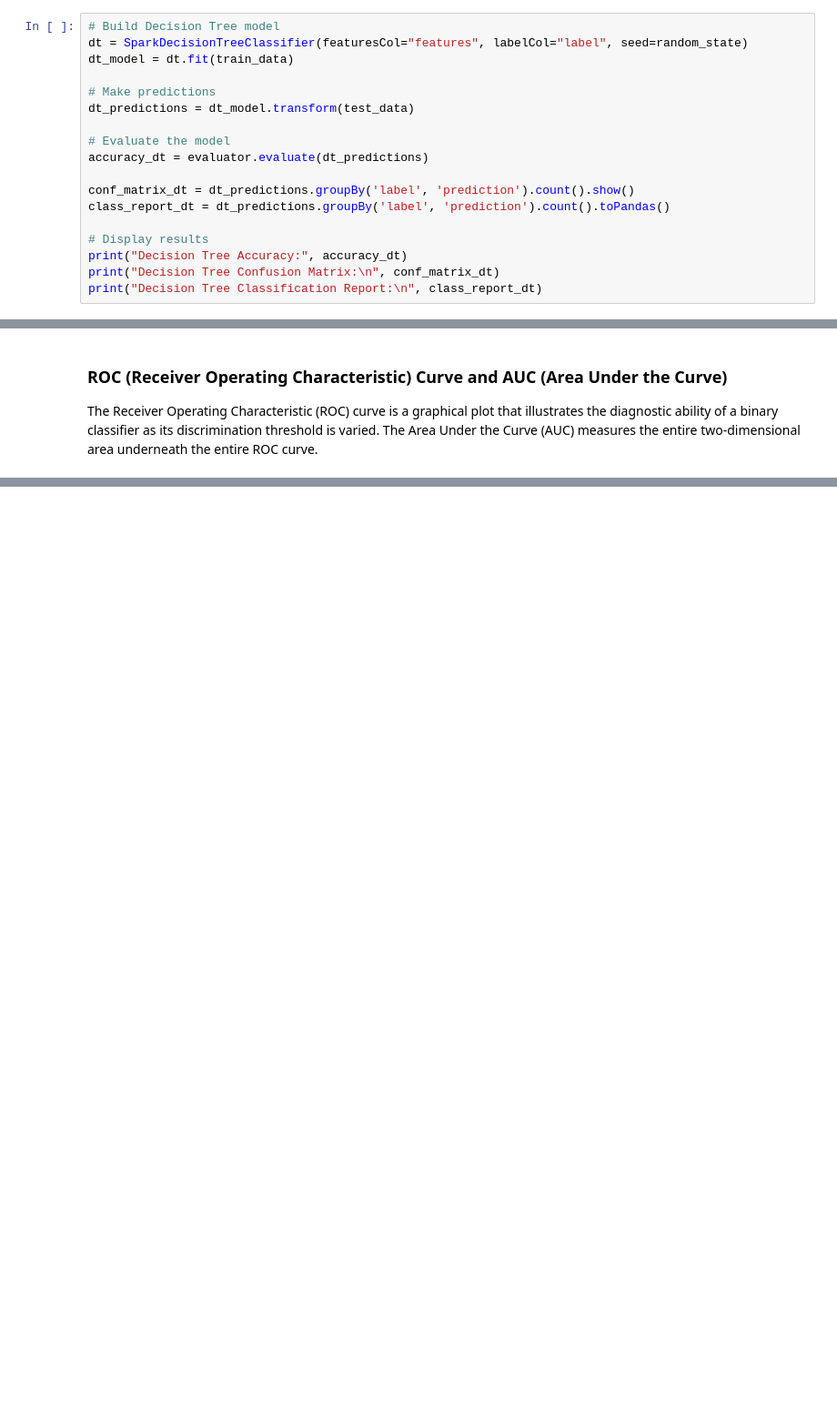
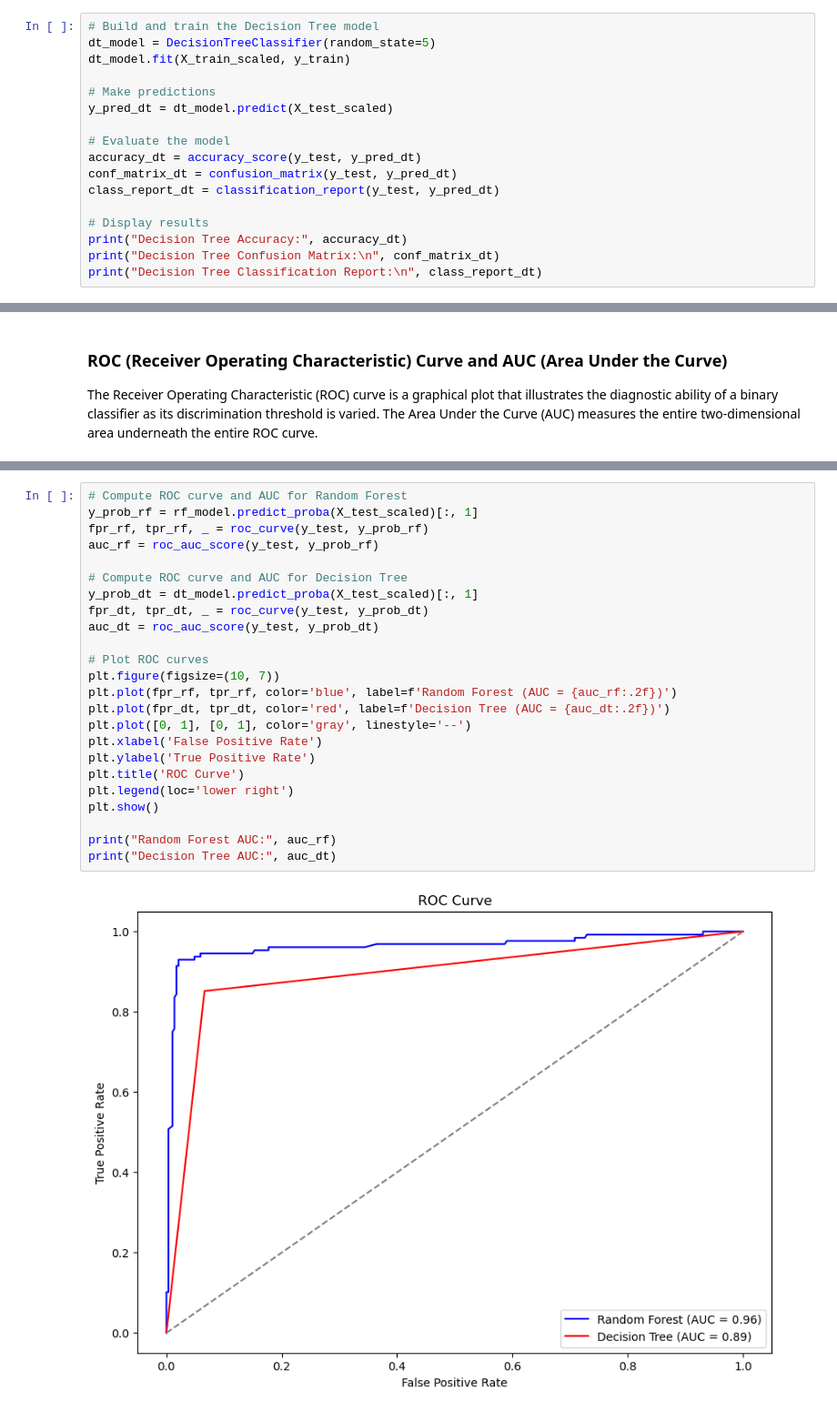
Before and after one commit to tarsian/Project-4-Alzheimers, a Jupyter notebook: Alzheimer's Disease.ipynb, the cells around one changed output, grey strips where cells are left out. Shown at 91% size. Drawn from its saved outputs; the diff is of its cells as text; blank space fills up the shorter version.

```diff
--- a/Alzheimer's Disease.ipynb
+++ b/Alzheimer's Disease.ipynb
@@ -119,16 +153,15 @@ Random Forest Classification Report:
 # %%
-# Build Decision Tree model
-dt = SparkDecisionTreeClassifier(featuresCol="features", labelCol="label", seed=random_state)
-dt_model = dt.fit(train_data)
+# Build and train the Decision Tree model
+dt_model = DecisionTreeClassifier(random_state=5)
+dt_model.fit(X_train_scaled, y_train)
 
 # Make predictions
-dt_predictions = dt_model.transform(test_data)
+y_pred_dt = dt_model.predict(X_test_scaled)
 
 # Evaluate the model
-accuracy_dt = evaluator.evaluate(dt_predictions)
-
-conf_matrix_dt = dt_predictions.groupBy('label', 'prediction').count().show()
-class_report_dt = dt_predictions.groupBy('label', 'prediction').count().toPandas()
+accuracy_dt = accuracy_score(y_test, y_pred_dt)
+conf_matrix_dt = confusion_matrix(y_test, y_pred_dt)
+class_report_dt = classification_report(y_test, y_pred_dt)
 
 # Display results
 print("Decision Tree Accuracy:", accuracy_dt)
@@ -173,0 +187,26 @@ Decision Tree AUC: 0.9341522096998861
+# %%
+# Compute ROC curve and AUC for Random Forest
+y_prob_rf = rf_model.predict_proba(X_test_scaled)[:, 1]
+fpr_rf, tpr_rf, _ = roc_curve(y_test, y_prob_rf)
+auc_rf = roc_auc_score(y_test, y_prob_rf)
+
+# Compute ROC curve and AUC for Decision Tree
+y_prob_dt = dt_model.predict_proba(X_test_scaled)[:, 1]
+fpr_dt, tpr_dt, _ = roc_curve(y_test, y_prob_dt)
+auc_dt = roc_auc_score(y_test, y_prob_dt)
+
+# Plot ROC curves
+plt.figure(figsize=(10, 7))
+plt.plot(fpr_rf, tpr_rf, color='blue', label=f'Random Forest (AUC = {auc_rf:.2f})')
+plt.plot(fpr_dt, tpr_dt, color='red', label=f'Decision Tree (AUC = {auc_dt:.2f})')
+plt.plot([0, 1], [0, 1], color='gray', linestyle='--')
+plt.xlabel('False Positive Rate')
+plt.ylabel('True Positive Rate')
+plt.title('ROC Curve')
+plt.legend(loc='lower right')
+plt.show()
+
+print("Random Forest AUC:", auc_rf)
+print("Decision Tree AUC:", auc_dt)
+# %% [output]
+[figure, added]
```
Also changed, not shown: parts of 12 cells of this notebook.
